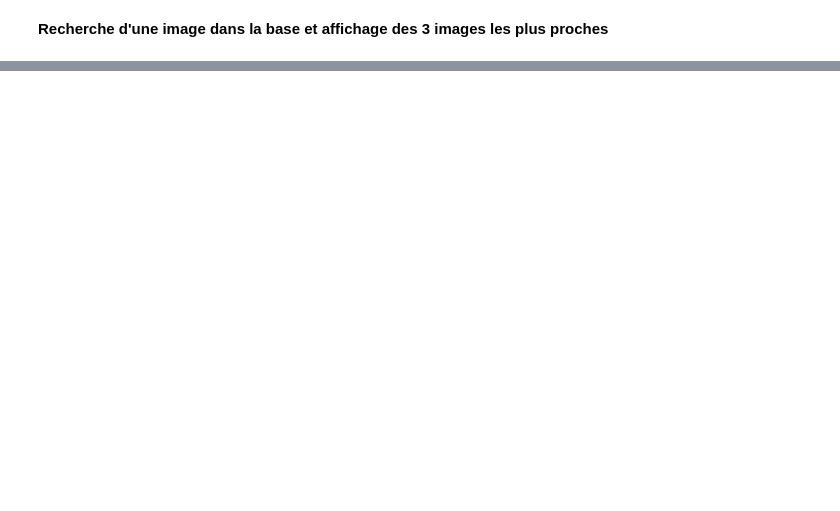
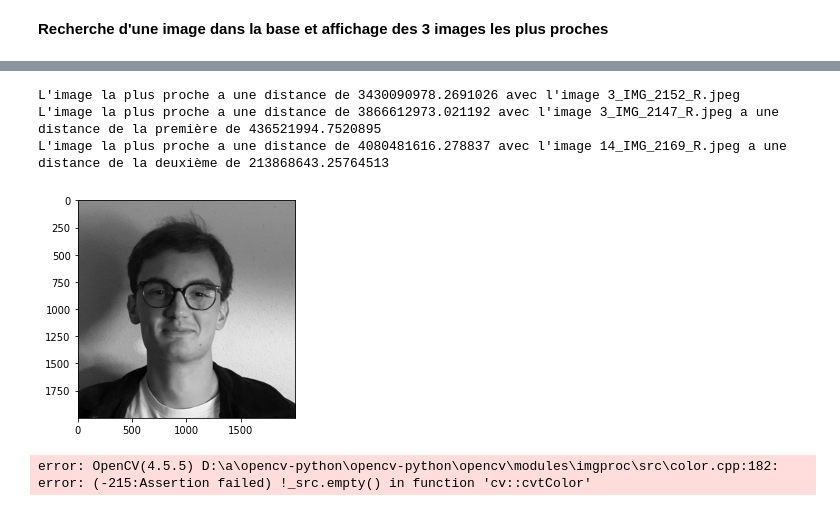
Before and after one commit to simlefebvre/VA53-ACP, a Jupyter notebook: ACP.ipynb, the cells around one changed output, grey strips where cells are left out. Saved outputs shown, nothing was run; the diff lists cells and outputs as text; code cells hidden in the pictures; blank space fills up the shorter version.

```diff
--- a/ACP.ipynb
+++ b/ACP.ipynb
@@ -78,6 +85,20 @@ LVectPropre = [np.dot(A,vi) for vi in Vi] #Vecteurs propres
 dictValVectPropre = {Ai[i] : LVectPropre[i] for i in range(len(Ai))} #Dictionnaire des valeurs propres et des vecteurs propres
 # %%
 matUi = np.array([dictValVectPropre[Ai[i]] for i in range(len(Ai))]) #Matrice des vecteurs propres
+# %%
+#Ajout pour le nb de composante
+nbComp = 10
+eig = list(zip(Ai,Vi))
+eig.sort(key=lambda x: x[0], reverse=True) #Tri des valeurs propres
+
+comp = eig[:10]
+nAi = [comp[i][0] for i in range(nbComp)]
+nVi = [comp[i][1] for i in range(nbComp)]
+
+nLVectPropre = [np.dot(A,nvi) for nvi in nVi] #Calcul des vecteurs propres
+nDictValVectPropre = {nAi[i] : nLVectPropre[i] for i in range(len(nAi))} #Dictionnaire des valeurs propres et des vecteurs propres
+
+nMatUi = np.array([nDictValVectPropre[nAi[i]] for i in range(len(nAi))]) #Matrice des vecteurs propres
 # %% [markdown]
 **Projection des vecteurs d'écart sur l'espace généré par les vecteurs propres**
 # %%
@@ -147,0 +181,51 @@ L'image la plus proche a une distance de 11320956300.558853 avec l'image IMG_214
+# %%
+#Comparaison des vecteurs poids
+imgPlusProche = None
+distPlusfaible = sys.maxsize
+imgPlusProche2 = None
+distPlusfaible2 = sys.maxsize
+imgPlusProche3 = None
+distPlusfaible3 = sys.maxsize
+
+
+for name, img in  nDictOhmegaI.items() : #Parcours des vecteurs poids des images
+    dist = np.linalg.norm(img-nVectPoid) #Calcul de la distance entre les deux vecteurs poids
+    #Comparaison des distances et mise à jour des images les plus proches
+    if dist < distPlusfaible :
+        distPlusfaible3 = distPlusfaible2
+        imgPlusProche3 = imgPlusProche2
+        distPlusfaible2 = distPlusfaible
+        imgPlusProche2 = imgPlusProche
+        distPlusfaible = dist
+        imgPlusProche = name
+    elif dist < distPlusfaible2 :
+        distPlusfaible3 = distPlusfaible2
+        imgPlusProche3 = imgPlusProche2
+        distPlusfaible2 = dist
+        imgPlusProche2 = name
+    elif dist < distPlusfaible3 :
+        distPlusfaible3 = dist
+        imgPlusProche3 = name
+
+#Affichage des images les plus proches avec leurs distances
+print("L'image la plus proche a une distance de",distPlusfaible,"avec l'image",imgPlusProche)
+plt.imshow(lecture_image(imgPlusProche),cmap='gray')
+
+print("L'image la plus proche a une distance de",distPlusfaible2,"avec l'image",imgPlusProche2,"a une distance de la première de",distPlusfaible2-distPlusfaible)
+plt.imshow(lecture_image(imgPlusProche2),cmap='gray')
+print("L'image la plus proche a une distance de",distPlusfaible3,"avec l'image",imgPlusProche3,"a une distance de la deuxième de",distPlusfaible3-distPlusfaible2)
+plt.imshow(lecture_image(imgPlusProche3),cmap='gray')
+
+plt.show()
+# %% [output]
+L'image la plus proche a une distance de 3430090978.2691026 avec l'image 3_IMG_2152_R.jpeg
+L'image la plus proche a une distance de 3866612973.021192 avec l'image 3_IMG_2147_R.jpeg a une distance de la première de 436521994.7520895
+L'image la plus proche a une distance de 4080481616.278837 avec l'image 14_IMG_2169_R.jpeg a une distance de la deuxième de 213868643.25764513
+[figure, added]
+# %%
+im = cv.imread('DataSet/DataSetPostTraitement/imgpPtx.jpg')
+im = cv.cvtColor(im, cv.COLOR_BGR2GRAY)
+
+plt.imshow(im,cmap='gray')
+# %% [output]
+error: OpenCV(4.5.5) D:\a\opencv-python\opencv-python\opencv\modules\imgproc\src\color.cpp:182: error: (-215:Assertion failed) !_src.empty() in function 'cv::cvtColor'
```
Also changed, not shown: parts of 15 cells of this notebook, 23 other files.
